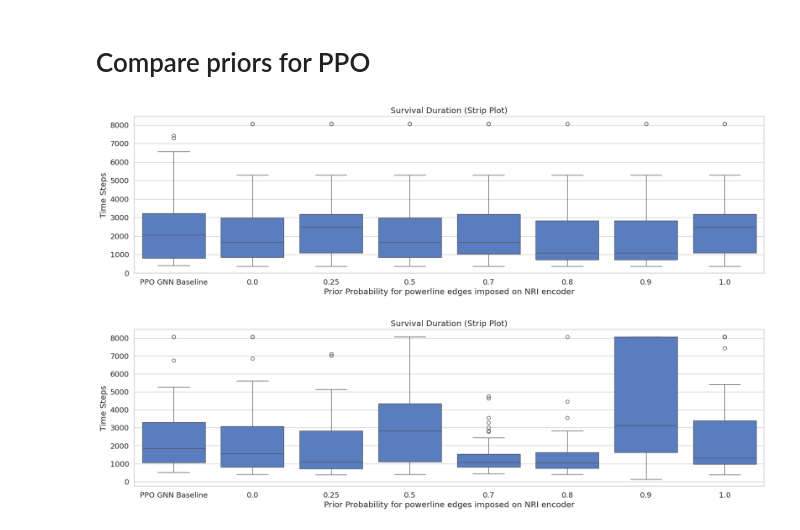
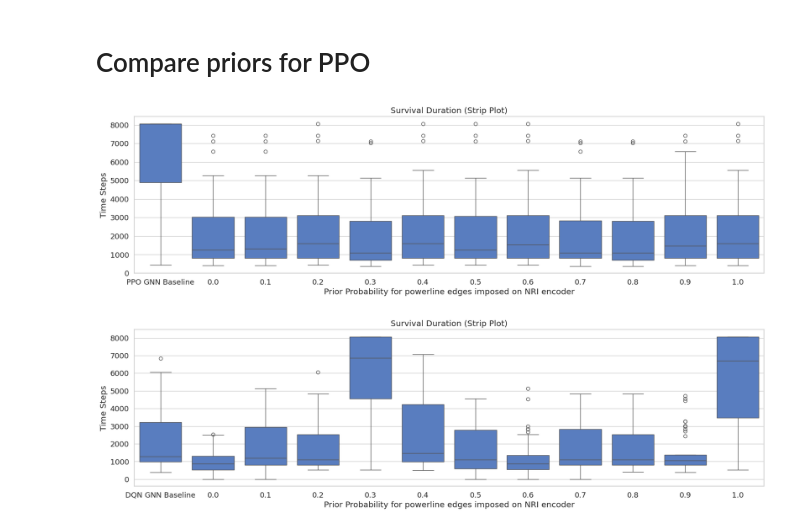
Before and after one commit to HansDampf37/NRI-for-explainable-RL-in-Power-Grids, a Jupyter notebook: visualization/visualize_agent_eval_results.ipynb, the cells around one changed output. Cells and saved outputs as stored; diff of their text form; code cells hidden in the pictures.

```diff
--- a/visualization/visualize_agent_eval_results.ipynb
+++ b/visualization/visualize_agent_eval_results.ipynb
@@ -189,27 +172,35 @@ visualize_agent_survival_return_relationship([dqn_gnn_metrics, ppo_gnn_metrics,
 # Compare priors for PPO
 # %%
 group_name = "rl/relation-aware/ppo"
-radqn_1_0 = get_evaluation_metrics(Path("../", EVAL_PATH, group_name, "rappo_2025-11-09_00-03_1.0_8af0a43c7b214ccf8a55dc06b57c12bd_val"), "1.0")
-rappo_0_9 = get_evaluation_metrics(Path("../", EVAL_PATH, group_name, "rappo_2025-11-09_00-03_0.9_f928eb9ffd0142d48fabf0c45e1279c3_val"), "0.9")
-rappo_0_8 = get_evaluation_metrics(Path("../", EVAL_PATH, group_name, "rappo_2025-11-09_00-03_0.8_66d80afb59944d919824c7130323b296_val"), "0.8")
-rappo_0_7 = get_evaluation_metrics(Path("../", EVAL_PATH, group_name, "rappo_2025-11-09_00-03_0.7_832e8ac41f88431085c80c045f3c834f_val"), "0.7")
-rappo_0_5 = get_evaluation_metrics(Path("../", EVAL_PATH, group_name, "rappo_2025-11-09_00-03_0.5_7b185e81066b497cbd8ae40e13b7d966_val"), "0.5")
-rappo_0_25 = get_evaluation_metrics(Path("../", EVAL_PATH, group_name, "rappo_2025-11-09_00-03_0.25_f0e269e27bcf4ad883da042357f52807_val"), "0.25")
-rappo_0_0 = get_evaluation_metrics(Path("../", EVAL_PATH, group_name, "rappo_2025-11-09_00-03_0.0_c611c9816f174fcb95513dcb674442b6_val"), "0.0")
-ppo_gnn_metrics = get_evaluation_metrics(Path("../data/evaluations/rl/relation-unaware-baselines/ppo/gnn_2025-11-09_16-25_2e9a58091ca244a69af94fea9604e577_test"), "PPO GNN Baseline")
-visualize_performance_vs_prior([ppo_gnn_metrics, rappo_0_0, rappo_0_25, rappo_0_5, rappo_0_7, rappo_0_8, rappo_0_9, radqn_1_0])
+radqn_1_0 = get_evaluation_metrics(Path("../", EVAL_PATH, group_name, "rappo_2025-11-13_07-05_1.0_3ba0d45dbff74a0baca81656414a3d9e/test"), "1.0")
+rappo_0_9 = get_evaluation_metrics(Path("../", EVAL_PATH, group_name, "rappo_2025-11-13_07-49_0.9_d5e716c3ecba43b486471edca3ede4ca/test"), "0.9")
+rappo_0_8 = get_evaluation_metrics(Path("../", EVAL_PATH, group_name, "rappo_2025-11-13_09-20_0.8_ef7898f291f84b77b3f6a9be5f89f5b9/test"), "0.8")
+rappo_0_7 = get_evaluation_metrics(Path("../", EVAL_PATH, group_name, "rappo_2025-11-13_09-28_0.7_e7462d0ae0494c2b9d48fecc1df78d67/test"), "0.7")
+rappo_0_6 = get_evaluation_metrics(Path("../", EVAL_PATH, group_name, "rappo_2025-11-13_10-55_0.6_d4ccb9c5e43748d5bae1085337320aea/test"), "0.6")
+rappo_0_5 = get_evaluation_metrics(Path("../", EVAL_PATH, group_name, "rappo_2025-11-13_13-21_0.5_aa975bba727047aa8bf07eed9fa06afc/test"), "0.5")
+rappo_0_4 = get_evaluation_metrics(Path("../", EVAL_PATH, group_name, "rappo_2025-11-13_13-23_0.4_0e8af24b89fa431f85c71e0723f62882/test"), "0.4")
+rappo_0_3 = get_evaluation_metrics(Path("../", EVAL_PATH, group_name, "rappo_2025-11-13_14-32_0.3_11c1100899ba43df8f813e3d82933626/test"), "0.3")
+rappo_0_2 = get_evaluation_metrics(Path("../", EVAL_PATH, group_name, "rappo_2025-11-13_14-40_0.2_4602103b4a7345229a9a588352bf1e64/test"), "0.2")
+rappo_0_1 = get_evaluation_metrics(Path("../", EVAL_PATH, group_name, "rappo_2025-11-13_14-44_0.1_3ed83bef0ffd4c26aaf6d8ac08d08585/test"), "0.1")
+rappo_0_0 = get_evaluation_metrics(Path("../", EVAL_PATH, group_name, "rappo_2025-11-13_16-01_0.0_b5906138e0c7489eb7bc418a129c28d6/test"), "0.0")
+ppo_gnn_metrics = get_evaluation_metrics(Path("../data/evaluations/rl/relation-unaware-baselines/ppo/gnn_2025-11-12_17-53_5962f060f05343e3af6a0124087be8b4/test"), "PPO GNN Baseline")
+visualize_performance_vs_prior([ppo_gnn_metrics, rappo_0_0, rappo_0_1, rappo_0_2, rappo_0_3, rappo_0_4, rappo_0_5, rappo_0_6, rappo_0_7, rappo_0_8, rappo_0_9, radqn_1_0])
 # %% [output]
-[figure, old version]
+[figure, new version]
 # %%
 group_name = "rl/relation-aware/dqn"
-radqn_1_0 = get_evaluation_metrics(Path("../", EVAL_PATH, group_name, "radqn_2025-11-09_00-02_1.0_98b20bc4c047485a9a14accc7d3666ca_test"), "1.0")
-radqn_0_9 = get_evaluation_metrics(Path("../", EVAL_PATH, group_name, "radqn_2025-11-09_00-02_0.9_e4d3707d9753441ab4a184ff38cfc084_test"), "0.9")
-radqn_0_8 = get_evaluation_metrics(Path("../", EVAL_PATH, group_name, "radqn_2025-11-09_00-02_0.8_48501578cd454818a6bd838ba2f45443_test"), "0.8")
-radqn_0_7 = get_evaluation_metrics(Path("../", EVAL_PATH, group_name, "radqn_2025-11-09_00-02_0.7_fc8e3567ff124ed289b6ff05c153cd03_test"), "0.7")
-radqn_0_5 = get_evaluation_metrics(Path("../", EVAL_PATH, group_name, "radqn_2025-11-09_00-02_0.5_fd4a9b2b586e4caa99db77f3026e2944_test"), "0.5")
-radqn_0_25 = get_evaluation_metrics(Path("../", EVAL_PATH, group_name, "radqn_2025-11-09_00-02_0.25_bb5f418bdde04a218de4155a509622c9_test"), "0.25")
-radqn_0_0 = get_evaluation_metrics(Path("../", EVAL_PATH, group_name, "radqn_2025-11-09_00-02_0.0_1e419a7f5420436dbbe00b54e0186a97_test"), "0.0")
-dqn_gnn_metrics = get_evaluation_metrics(Path("../data/evaluations/rl/relation-unaware-baselines/dqn/gnn_2025-11-08_05-31_443a719f40cf4be2a7f623274a5055eb_test"), "DQN GNN Baseline")
-visualize_performance_vs_prior([dqn_gnn_metrics, radqn_0_0, radqn_0_25, radqn_0_5, radqn_0_7, radqn_0_8, radqn_0_9, radqn_1_0])
+radqn_1_0 = get_evaluation_metrics(Path("../", EVAL_PATH, group_name, "radqn_2025-11-12_18-31_1.0_d5271c8b5375484e898833a5efd65825/train"), "1.0")
+radqn_0_9 = get_evaluation_metrics(Path("../", EVAL_PATH, group_name, "radqn_2025-11-12_18-31_0.9_e1e1b50c40d047f69021f1f54a9d55bb/train"), "0.9")
+radqn_0_8 = get_evaluation_metrics(Path("../", EVAL_PATH, group_name, "radqn_2025-11-12_18-30_0.8_848812a2289542e3b8fde59a09c6dc42/train"), "0.8")
+radqn_0_7 = get_evaluation_metrics(Path("../", EVAL_PATH, group_name, "radqn_2025-11-12_18-47_0.7_6e8b775fb3fe4779959ebc0259c27bfd/train"), "0.7")
+radqn_0_6 = get_evaluation_metrics(Path("../", EVAL_PATH, group_name, "radqn_2025-11-12_19-13_0.6_d86c36dff10342848f376a0d594fdc24/train"), "0.6")
+radqn_0_5 = get_evaluation_metrics(Path("../", EVAL_PATH, group_name, "radqn_2025-11-12_21-18_0.5_8b279739b66746fe84196afd40aba88a/train"), "0.5")
+radqn_0_4 = get_evaluation_metrics(Path("../", EVAL_PATH, group_name, "radqn_2025-11-12_23-06_0.4_622a4fe84b644e85ad72598b80168f94/train"), "0.4")
+radqn_0_3 = get_evaluation_metrics(Path("../", EVAL_PATH, group_name, "radqn_2025-11-13_01-54_0.3_33eeb738d8ca4f108ba2ecd5cac54176/train"), "0.3")
+radqn_0_2 = get_evaluation_metrics(Path("../", EVAL_PATH, group_name, "radqn_2025-11-13_04-59_0.2_043c45630b1b4ce78b33f50b56330f0e/train"), "0.2")
+radqn_0_1 = get_evaluation_metrics(Path("../", EVAL_PATH, group_name, "radqn_2025-11-13_05-09_0.1_e03486570bdd45d7a59c6ae930a58f18/train"), "0.1")
+radqn_0_0 = get_evaluation_metrics(Path("../", EVAL_PATH, group_name, "radqn_2025-11-13_05-13_0.0_8bbb593acb854366bc0e8bf0bc7084e2/train"), "0.0")
+dqn_gnn_metrics = get_evaluation_metrics(Path("../data/evaluations/rl/relation-unaware-baselines/dqn/gnn_2025-11-12_16-58_9a83011a7c714287805501653f324aed/train"), "DQN GNN Baseline")
+visualize_performance_vs_prior([dqn_gnn_metrics, radqn_0_0, radqn_0_1, radqn_0_2, radqn_0_3, radqn_0_4, radqn_0_5, radqn_0_6, radqn_0_7, radqn_0_8, radqn_0_9, radqn_1_0])
 # %% [output]
-[figure, old version]
+[figure, new version]
```
Also changed, not shown: parts of 6 cells of this notebook.
